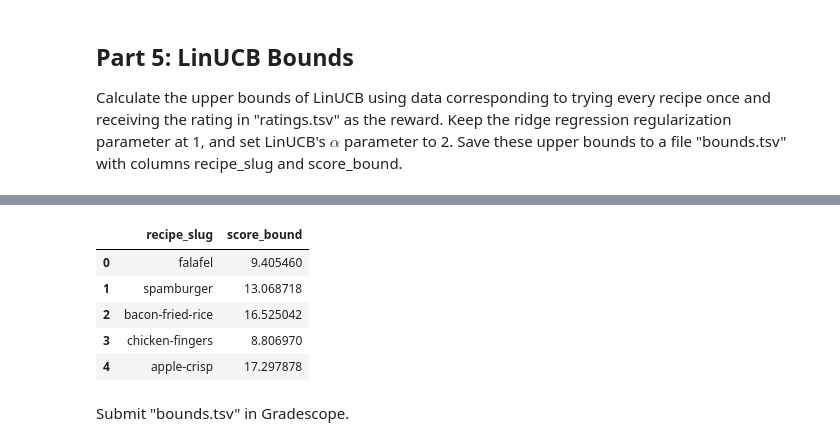
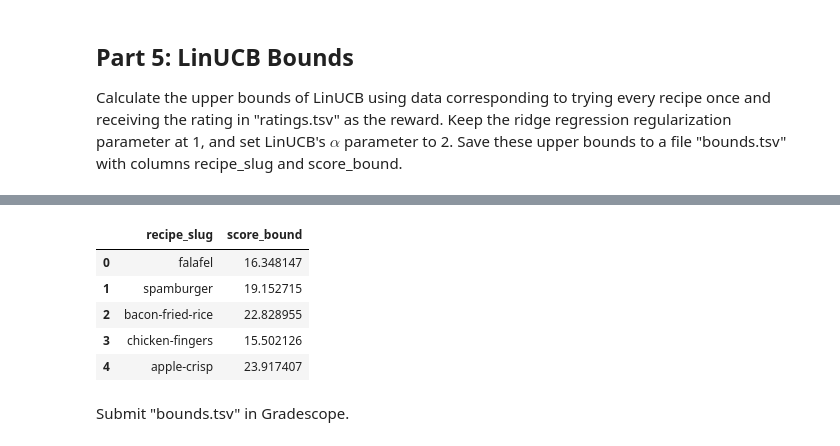
Before and after one commit to jtvon/dx704-project-04, a Jupyter notebook: project.ipynb, the cells around one changed output, grey strips where cells are left out. Cells and saved outputs as stored; diff of their text form; code cells hidden in the pictures.

Commit message:
updated project for training fix

```diff
--- a/project.ipynb
+++ b/project.ipynb
@@ -113,16 +113,10 @@ from sklearn.model_selection import train_test_split
 from sklearn.metrics import mean_squared_error
 
 # Split the data
-X = features.drop(columns=['recipe_slug', 'bias'])
+X = features.drop(columns=['recipe_slug'])
 y = ratings['rating']
-X_train, X_test, y_train, y_test = train_test_split(X, y, test_size=0.2, random_state=42)
 
 # Fit the model
 model = Ridge(alpha=1.0, fit_intercept=False)
-model.fit(X_train, y_train)
-y_pred = model.predict(X_test)
-
-# Calculate the mean squared error
-mse = mean_squared_error(y_test, y_pred)
-print(f"Mean Squared Error: {mse}")
+model.fit(X, y)
 # %% [output]
@@ -312,39 +314,39 @@ Save these upper bounds to a file "bounds.tsv" with columns recipe_slug and scor
 # %%
 # Calculate the upper bounds of LinUCB
 alpha = 1.0
 lambda_ridge = 1.0
 
 # Use similar features and target from Ridge model
-X_ucb = features.drop(columns=['recipe_slug', 'bias']).to_numpy()
+X_ucb = features.drop(columns=['recipe_slug']).to_numpy()
 y_ucb = ratings['rating'].to_numpy()
 
 # weights for each feature
 model_weights = model.coef_
 mu = X_ucb @ model_weights
 
 # Ridge covariance matrix
 cov_matrix = np.linalg.inv(lambda_ridge * np.eye(X_ucb.shape[1]) + X_ucb.T @ X_ucb)
 inv_cov_matrix = np.linalg.inv(cov_matrix)
 
 # Uncertainty term and bounds calculation
 std_term = np.sqrt(np.einsum('ij,jk,ik->i', X_ucb, inv_cov_matrix, X_ucb))
 score_bounds = mu + alpha * std_term
 
 bounds = pd.DataFrame({
     'recipe_slug': features['recipe_slug'],
     'score_bound': score_bounds
 })
 
 bounds.to_csv("bounds.tsv", sep="\t", index=False)
 
 bounds.head()
 # %% [output]
 |  | recipe_slug | score_bound |
-| 0 | falafel | 9.405460 |
-| 1 | spamburger | 13.068718 |
-| 2 | bacon-fried-rice | 16.525042 |
-| 3 | chicken-fingers | 8.806970 |
-| 4 | apple-crisp | 17.297878 |
+| 0 | falafel | 16.348147 |
+| 1 | spamburger | 19.152715 |
+| 2 | bacon-fried-rice | 22.828955 |
+| 3 | chicken-fingers | 15.502126 |
+| 4 | apple-crisp | 23.917407 |
 # %% [markdown]
 Submit "bounds.tsv" in Gradescope.
 # %% [markdown]
```
Also changed, not shown: parts of 5 cells of this notebook.
